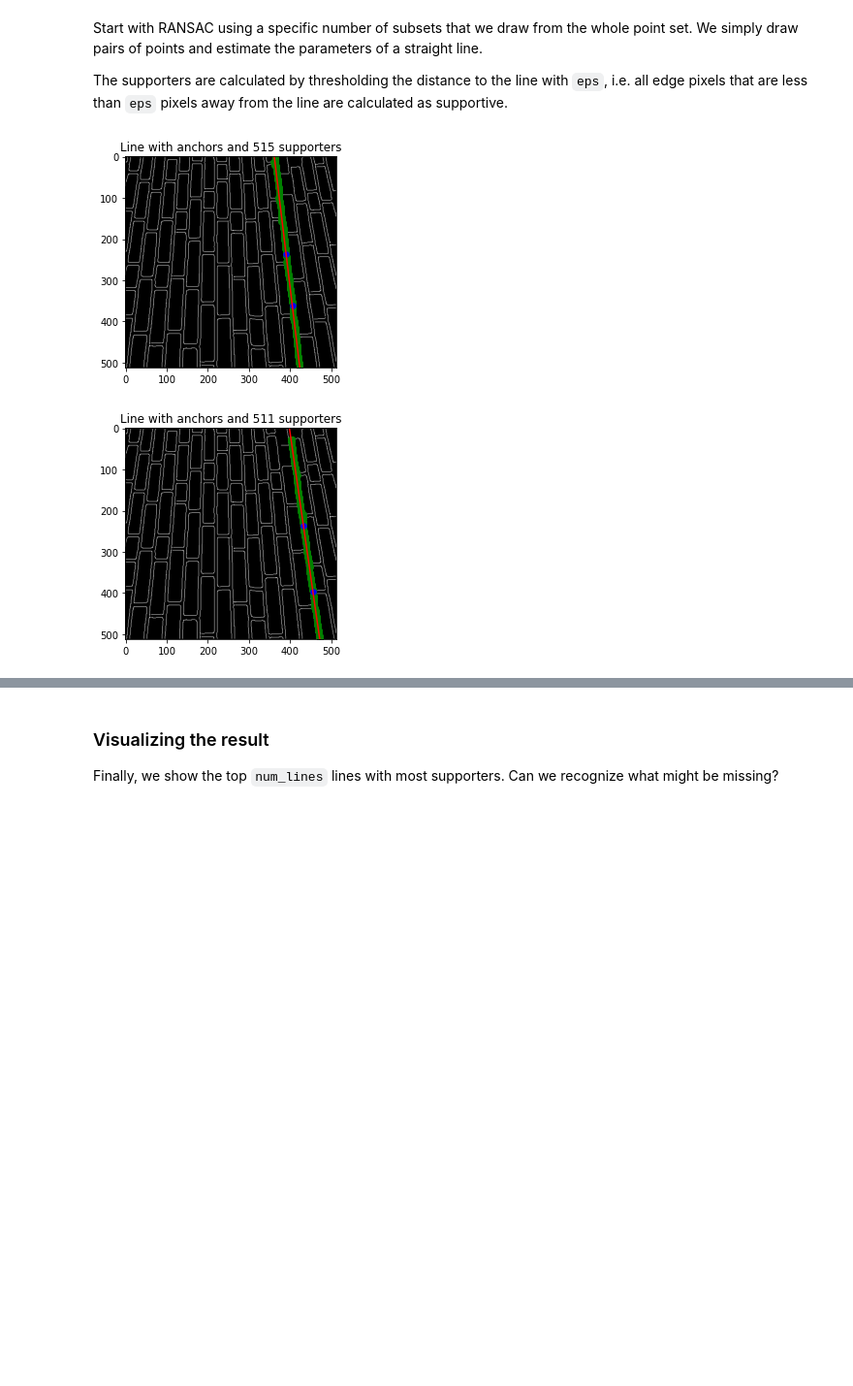
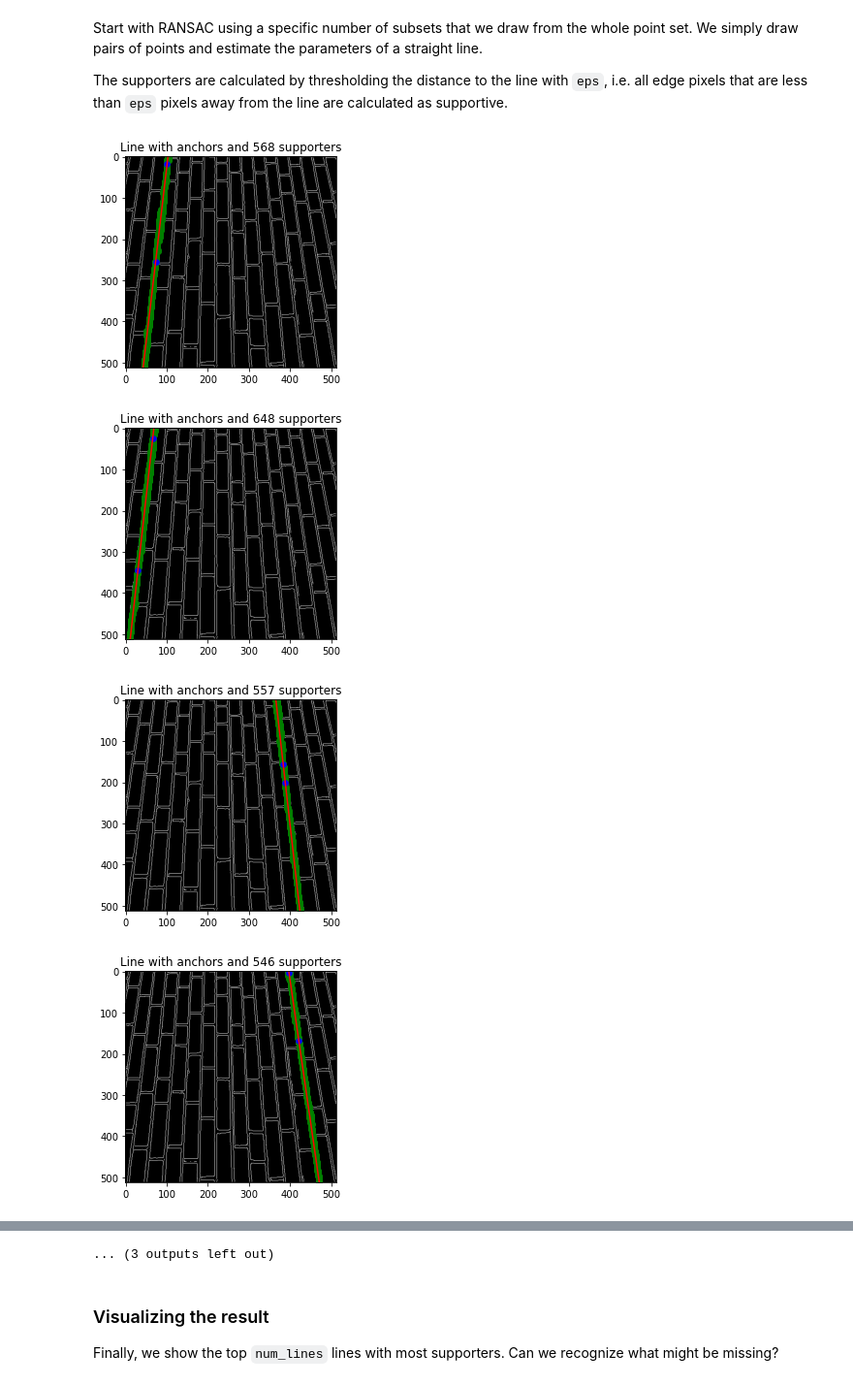
Before and after one commit to erodner/bvlecture, a Jupyter notebook: 02-segmentation/ransac_line_grouping.ipynb, the cells around one changed output, grey strips where cells are left out. Shown at 97% size. Saved outputs shown, nothing was run; the diff lists cells and outputs as text; code cells hidden in the pictures; blank space fills up the shorter version.

```diff
--- a/02-segmentation/ransac_line_grouping.ipynb
+++ b/02-segmentation/ransac_line_grouping.ipynb
@@ -26,7 +21,7 @@ sys.path.append(os.path.join("..", "utils"))
 Let's simply detect edge pixel candidates by using the Canny detector first
 # %%
 img = examples.brick()
-edges = feature.canny(img, sigma=3)
+edges = feature.canny(img)
 
 plt.figure(figsize=(15,5))
 plt.subplot(1,2,1)
@@ -61,33 +66,35 @@ for i in range(num_subsets):
     # calculate the equation of the line
     # in the form of a*x + b*y + c = 0
     a = (y2-y1)
     b = (x1-x2)
     c = -(y2-y1)*x1 - (x1-x2)*y1
 
     # now we use the Hessesche Normalform to compute distances to all other edge pixels
     norm = np.sqrt(a**2 + b**2)
     if np.abs(norm)<1:
         # equal points sampled
         continue
 
     distances = np.abs(a*edge_points_x + b*edge_points_y + c)/norm
 
     # thresholding and counting gives us the number of supporters
     supporters_indices = distances<eps
     num_supporters = np.sum(supporters_indices)
 
     lines.append((-num_supporters, [x1, y1, x2, y2]))
 
     # showing examples that look promising
-    if num_supporters>510:
+    if num_supporters>520:
         plt.figure()
         plt.imshow(edges, cmap=plt.cm.gray)
         plt.gca().axline((x1, y1), (x2, y2), color="red")
         # show all supporters of the line
         plt.scatter(edge_points_x[supporters_indices], edge_points_y[supporters_indices], color="green")
         plt.scatter([x1, x2], [y1, y2], s=30, color="blue")
         plt.title(f"Line with anchors and {num_supporters} supporters")
         plt.show()
 # %% [output]
-[figure, old version]
+[figure, new version]
-[figure, old version]
+[figure, new version]
+[figure, added]
+[figure, added]
@@ -94,3 +109,4 @@ for i in range(num_subsets):
+... (3 outputs left out)
 # %% [markdown]
 ### Visualizing the result
 
```
Also changed, not shown: parts of 6 cells of this notebook, 2 other files.
